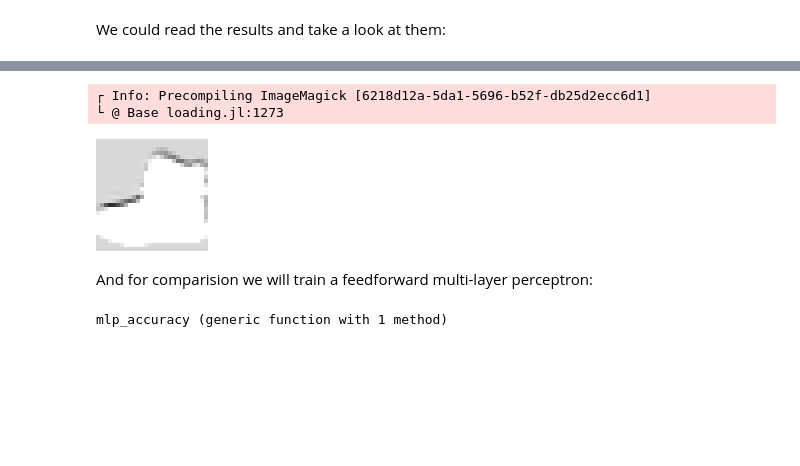
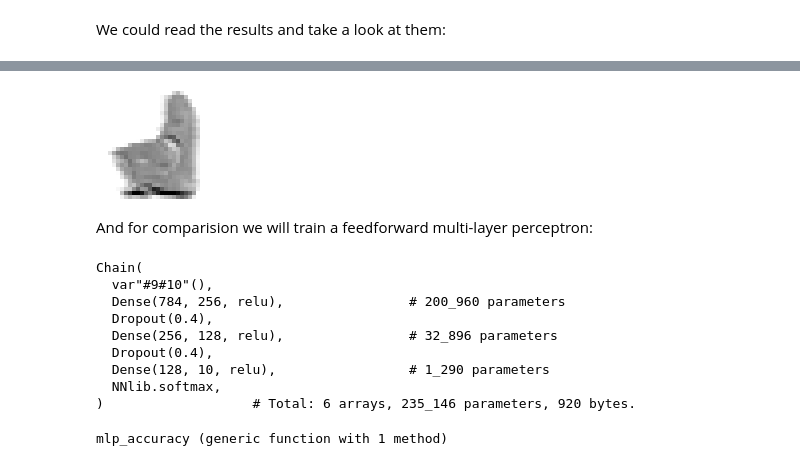
Before and after one commit to bartoszpankratz/Approximation-approaches-from-Fourier-analysis-to-deep-learning, a Jupyter notebook: 3. Convolutional Neural Networks/convolutional_neural_networks.ipynb, the cells around one changed output, grey strips where cells are left out. Cells and saved outputs as stored; diff of their text form; code cells hidden in the pictures; blank space fills up the shorter version.

```diff
--- a/3. Convolutional Neural Networks/convolutional_neural_networks.ipynb
+++ b/3. Convolutional Neural Networks/convolutional_neural_networks.ipynb
@@ -120,0 +157,2 @@ train_imgs = FashionMNIST.images();
+# %%
+train_imgs, train_labels = FashionMNIST.traindata();
@@ -127,9 +200,9 @@ batch_size = 64;
 And function which will split a data into the batches of size <tt>batch_size</tt>:
 # %%
 function make_minibatch(X, Y, idxs)
-    X_batch = Array{Float32}(undef, size(X[1])..., 1, length(idxs))
+    X_batch = Array{Float32}(undef, size(X)[1], size(X)[2], 1, length(idxs))
     for i in 1:length(idxs)
-        X_batch[:, :, :, i] = Float32.(X[idxs[i]])
+        X_batch[:, :, 1, i] = Float32.(X[:, :, idxs[i]])
     end
     Y_batch = onehotbatch(Y[idxs], 0:9)
     return (X_batch, Y_batch)
@@ -139,5 +212,5 @@ make_minibatch (generic function with 1 method)
 # %% [markdown]
 Let prepare a train dataset:
 # %%
-mb_idxs = partition(1:length(train_imgs), batch_size)
-train_set = [make_minibatch(train_imgs, train_labels, i) for i in mb_idxs];
+mb_idxs = partition(1:size(train_imgs)[3], batch_size)
+train_set = [make_minibatch(train_imgs, train_labels, i) for i in mb_idxs] |> device
@@ -165,4 +253,4 @@ model = Chain(
     x -> reshape(x, :, size(x, 4)),
     Dense(288, 10),
     softmax,
-);
+) |>device
@@ -279,9 +385,8 @@ using Images
 # %%
-Gray.(1 .- con(train_set[1][1])[:,:,1,1])
+pic = 1 .- con(train_set[1][1])[:,:,1,1] |> cpu
+Gray.(pic)
 # %% [output]
-┌ Info: Precompiling ImageMagick [6218d12a-5da1-5696-b52f-db25d2ecc6d1]
-└ @ Base loading.jl:1273
-[figure, old version]
+[figure, new version]
 # %% [markdown]
 And for comparision we will train a feedforward multi-layer perceptron:
 # %%
@@ -292,7 +397,17 @@ mlp =   Chain(x -> reshape(x, :, size(x, 4)),
         Dropout(0.4),
         Dense(128,10, relu),
         softmax,
-);
+) |> device
+# %% [output]
+Chain(
+  var"#9#10"(),
+  Dense(784, 256, relu),                # 200_960 parameters
+  Dropout(0.4),
+  Dense(256, 128, relu),                # 32_896 parameters
+  Dropout(0.4),
+  Dense(128, 10, relu),                 # 1_290 parameters
+  NNlib.softmax,
+)                   # Total: 6 arrays, 235_146 parameters, 920 bytes.
 # %%
 α = 2.0f-6
 function mlp_loss(x, y)
```
Also changed, not shown: parts of 29 cells of this notebook.
